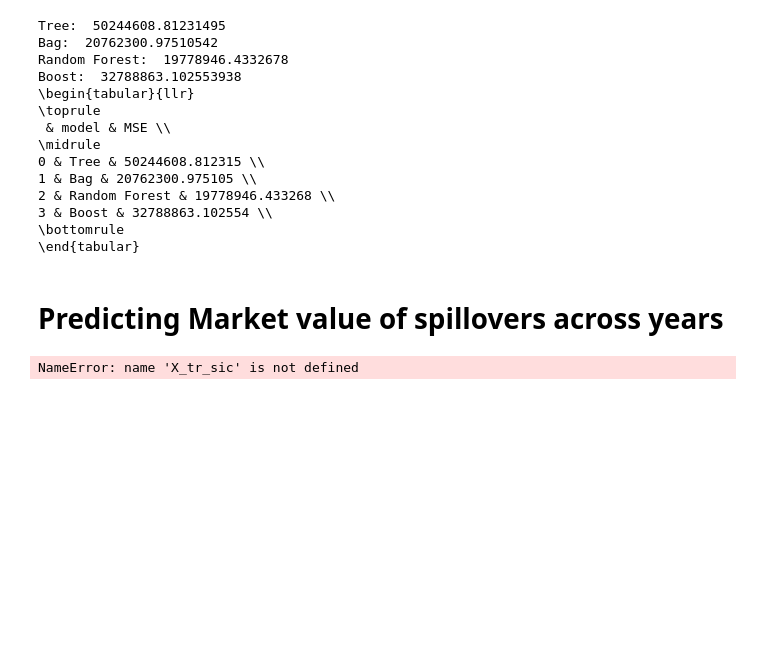
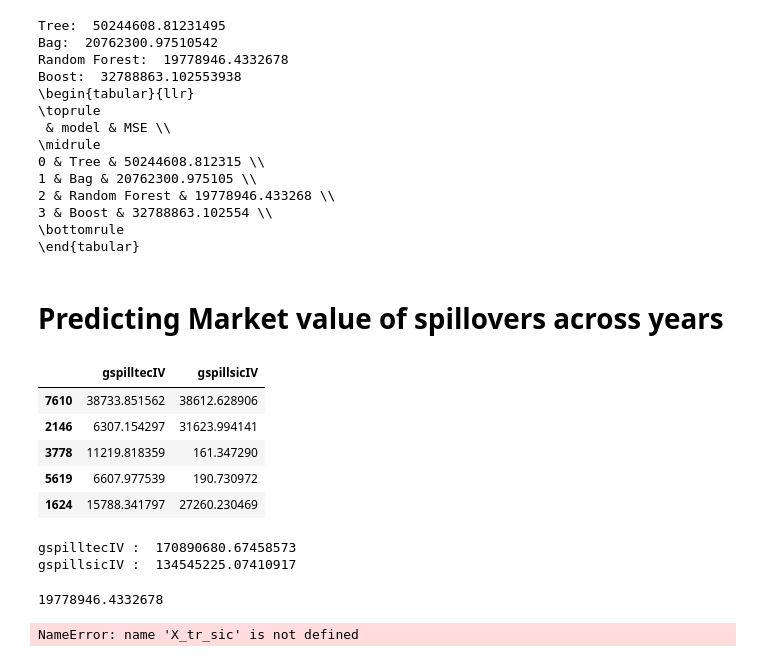
Before and after one commit to MartinMcFarlane/ECO2425-Causal-ML, a Jupyter notebook: Spillovers Project.ipynb, the cells around one changed output. Cells and saved outputs as stored; diff of their text form; code cells hidden in the pictures; blank space fills up the shorter version.

Commit message:
save before implementing new mkt value prediction

```diff
--- a/Spillovers Project.ipynb
+++ b/Spillovers Project.ipynb
@@ -677,0 +699,9 @@ Boost:  32788863.102553938
+# %%
+X_trainsp.head()
+# %% [output]
+|  | gspilltecIV | gspillsicIV |
+| 7610 | 38733.851562 | 38612.628906 |
+| 2146 | 6307.154297 | 31623.994141 |
+| 3778 | 11219.818359 | 161.347290 |
+| 5619 | 6607.977539 | 190.730972 |
+| 1624 | 15788.341797 | 27260.230469 |
@@ -677,0 +730,9 @@ Boost:  32788863.102553938
+# %%
+bag_predict(names)
+# %% [output]
+gspilltecIV :  170890680.67458573
+gspillsicIV :  134545225.07410917
+# %%
+rf_mse
+# %% [output]
+19778946.4332678
```
Also changed, not shown: parts of 7 cells of this notebook.
